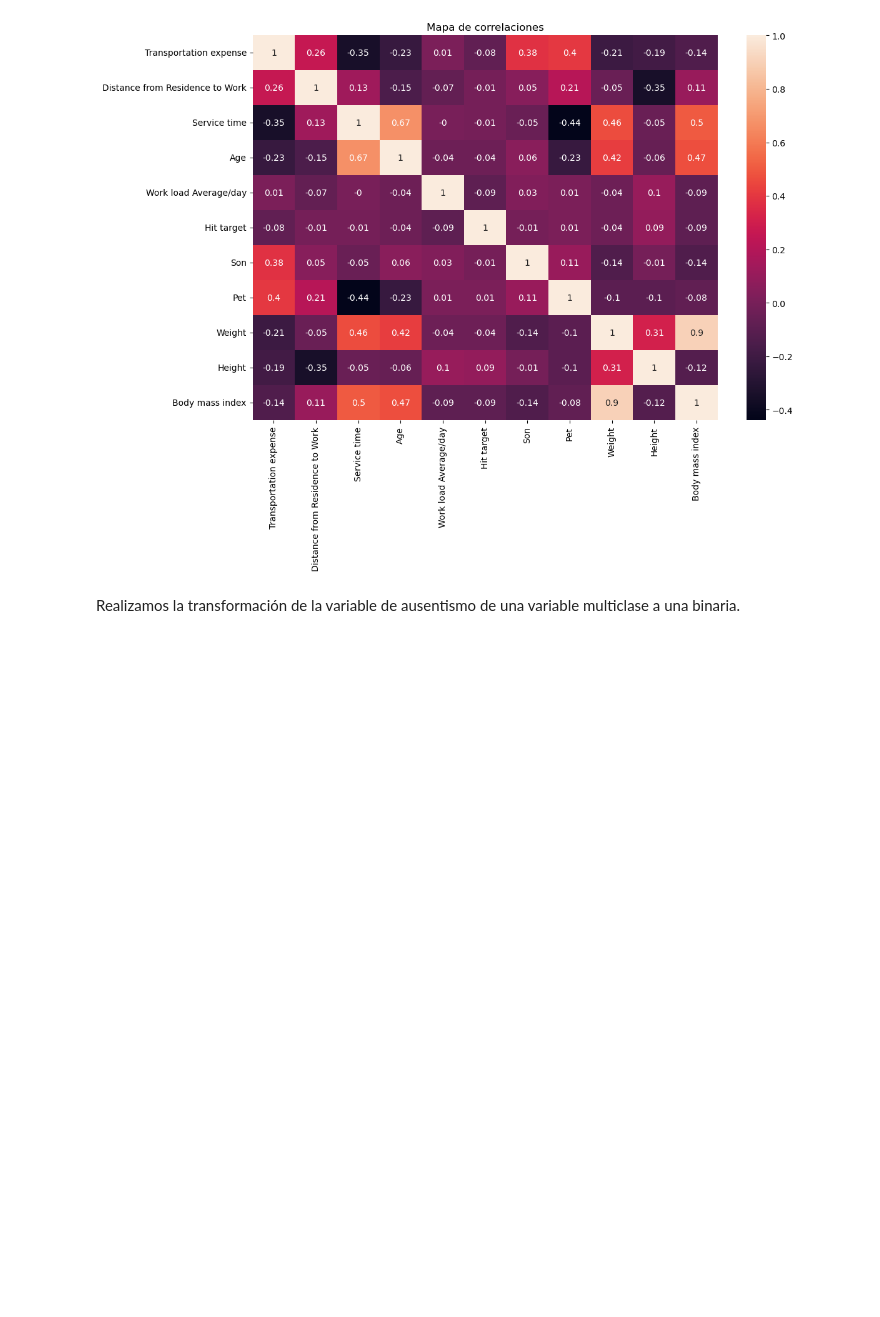
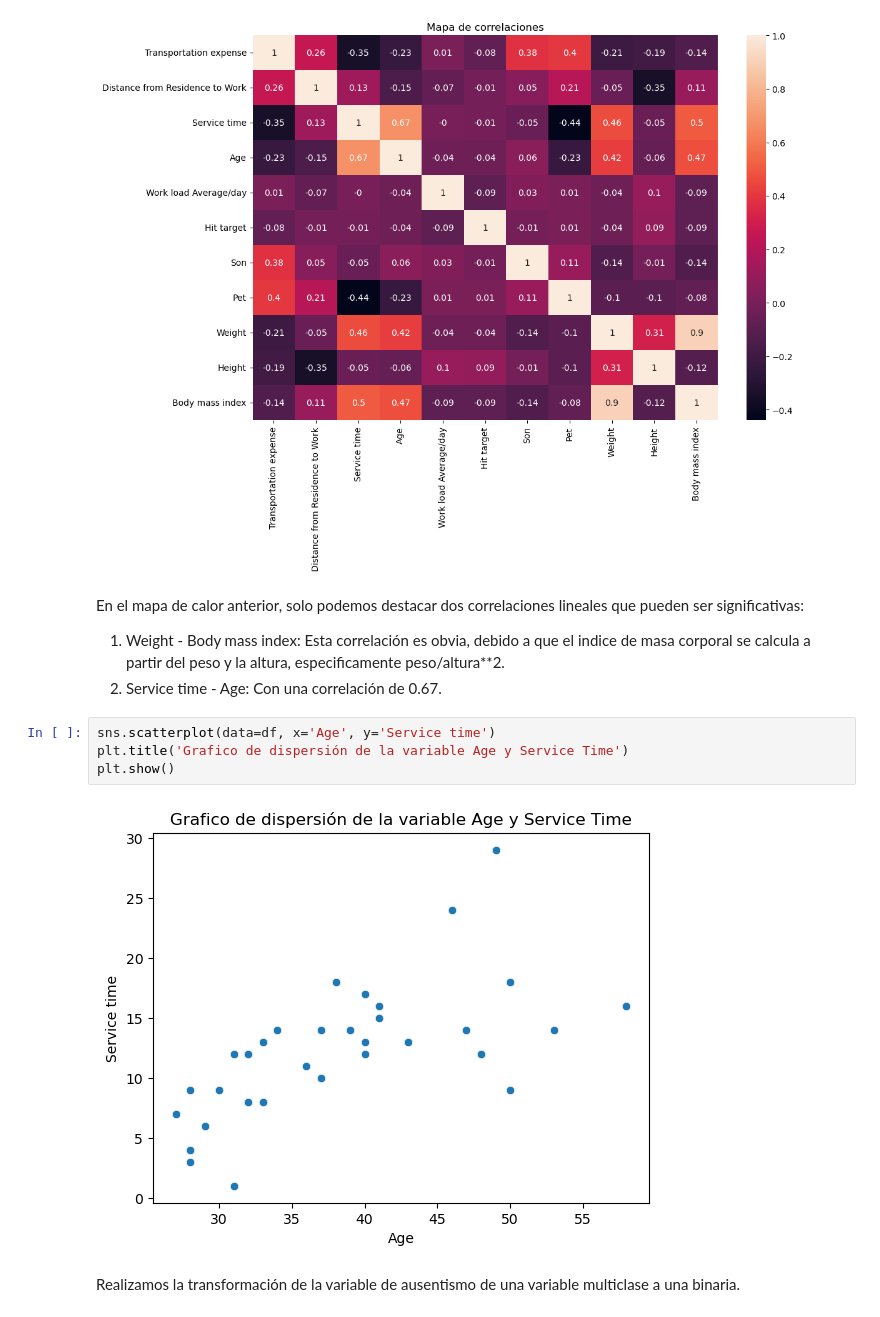
Before and after one commit to DanielYanez2400/MLOps-Course, a Jupyter notebook: project.ipynb, the cells around one changed output. Cells and saved outputs as stored; diff of their text form; blank space fills up the shorter version.

```diff
--- a/project.ipynb
+++ b/project.ipynb
@@ -161,6 +160,17 @@ plt.title('Mapa de correlaciones')
 plt.show()
 # %% [output]
 [figure]
+# %% [markdown]
+En el mapa de calor anterior, solo podemos destacar dos correlaciones lineales que pueden ser significativas:
+
+1. Weight - Body mass index: Esta correlación es obvia, debido a que el indice de masa corporal se calcula a partir del peso y la altura, especificamente peso/altura**2.
+2. Service time - Age: Con una correlación de 0.67.
+# %%
+sns.scatterplot(data=df, x='Age', y='Service time')
+plt.title('Grafico de dispersión de la variable Age y Service Time')
+plt.show()
+# %% [output]
+[figure, added]
 # %% [markdown]
 Realizamos la transformación de la variable de ausentismo de una variable multiclase a una binaria.
 # %%
```
Also changed, not shown: parts of 47 cells of this notebook.
